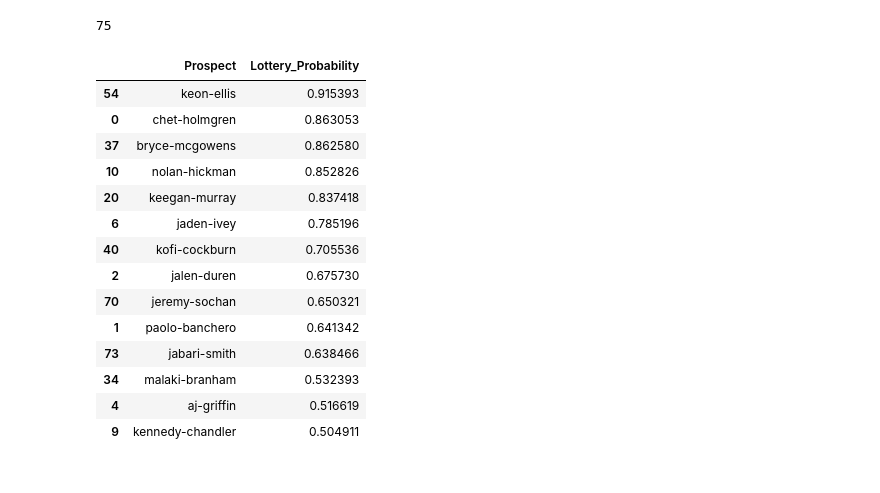
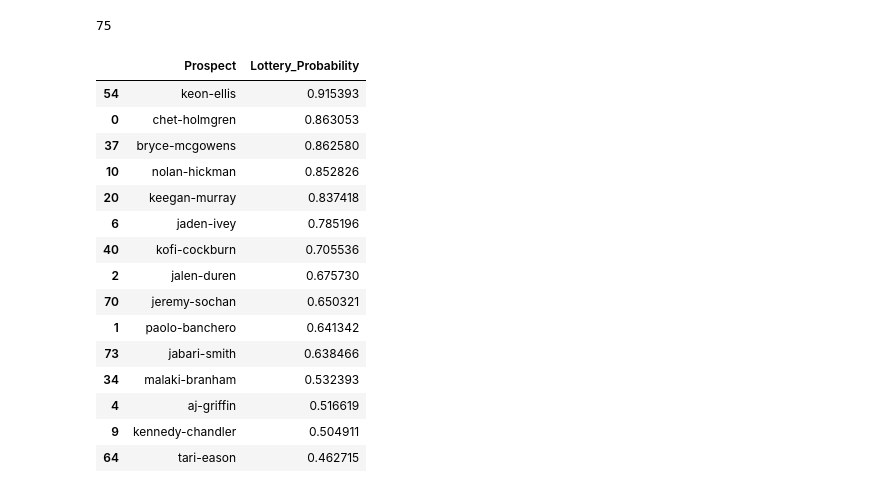
Before and after one commit to jpicc/NBA-Draft-Predictor, a Jupyter notebook: Draft_Pick_Predictor.ipynb, the cells around one changed output. Saved outputs shown, nothing was run; the diff lists cells and outputs as text; code cells hidden in the pictures.

```diff
--- a/Draft_Pick_Predictor.ipynb
+++ b/Draft_Pick_Predictor.ipynb
@@ -351,20 +289,21 @@ d = {'Prospect':res,'Lottery_Probability':lot_prob_list}
 # %%
 lottery = pd.DataFrame(d)
 # %%
-lottery.sort_values(by=['Lottery_Probability'],ascending=False).head(14)
+lottery.sort_values(by=['Lottery_Probability'],ascending=False).head(15)
 # %% [output]
 |  | Prospect | Lottery_Probability |
 | 54 | keon-ellis | 0.915393 |
 | 0 | chet-holmgren | 0.863053 |
 | 37 | bryce-mcgowens | 0.862580 |
 | 10 | nolan-hickman | 0.852826 |
 | 20 | keegan-murray | 0.837418 |
 | 6 | jaden-ivey | 0.785196 |
 | 40 | kofi-cockburn | 0.705536 |
 | 2 | jalen-duren | 0.675730 |
 | 70 | jeremy-sochan | 0.650321 |
 | 1 | paolo-banchero | 0.641342 |
 | 73 | jabari-smith | 0.638466 |
 | 34 | malaki-branham | 0.532393 |
 | 4 | aj-griffin | 0.516619 |
 | 9 | kennedy-chandler | 0.504911 |
+| 64 | tari-eason | 0.462715 |
```
Also changed, not shown: parts of 18 cells of this notebook.
